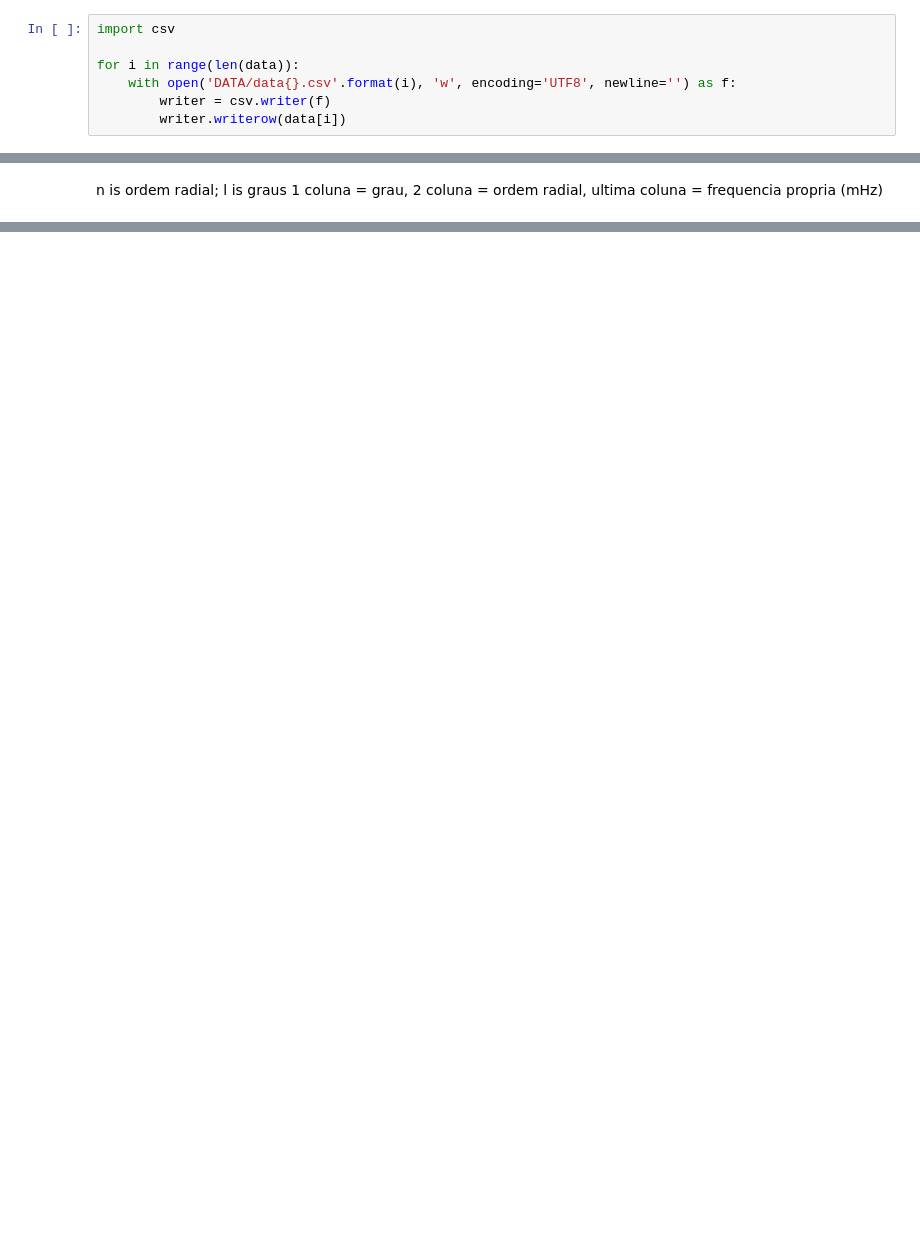
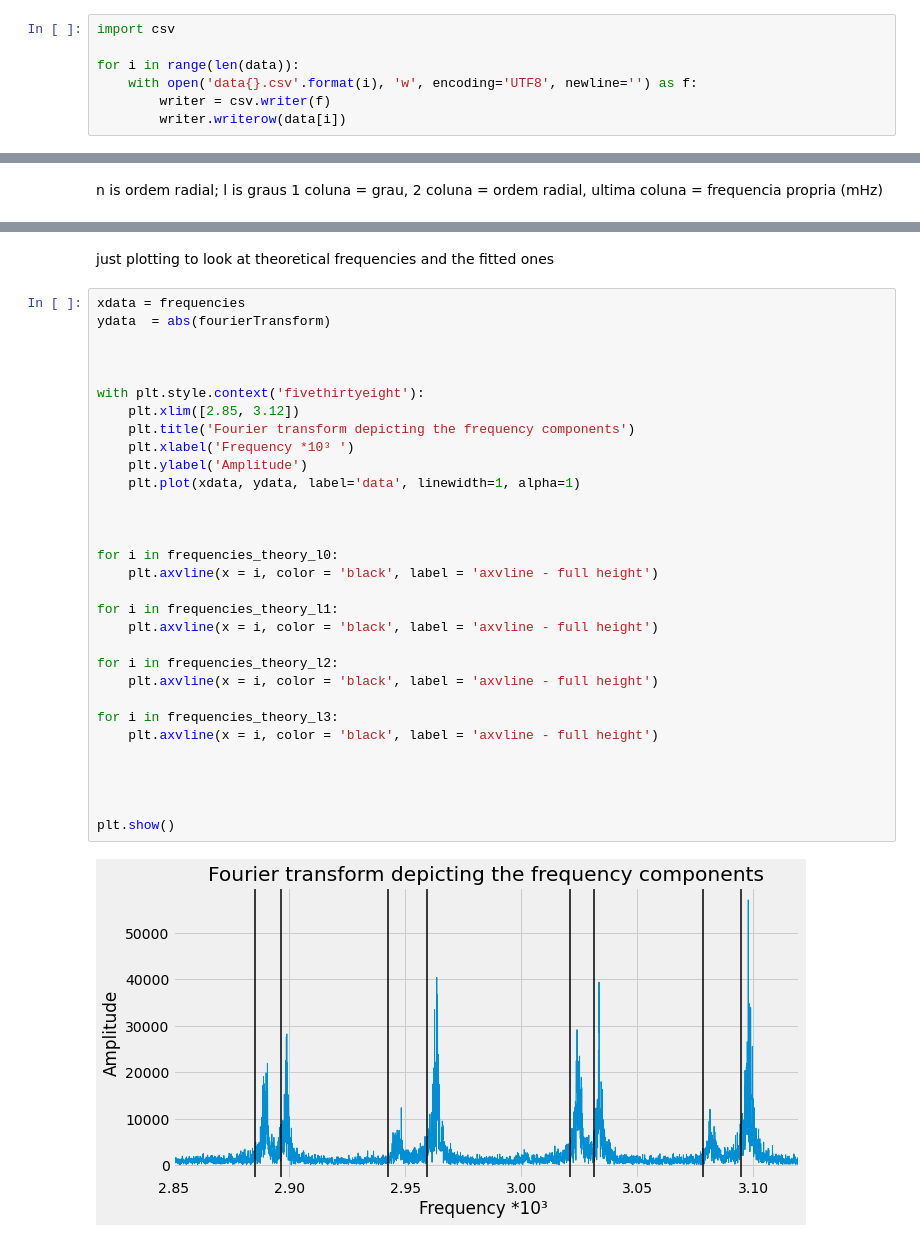
Before and after one commit to rita-png/astrophysics-laboratory, a Jupyter notebook: Sun.ipynb, the cells around one changed output, grey strips where cells are left out. Drawn from its saved outputs; the diff is of its cells as text; blank space fills up the shorter version.

```diff
--- a/Sun.ipynb
+++ b/Sun.ipynb
@@ -75,6 +89,6 @@ Write all data for each calibration and photomultiplier in just one row
 import csv
 
 for i in range(len(data)):
-    with open('DATA/data{}.csv'.format(i), 'w', encoding='UTF8', newline='') as f:
+    with open('data{}.csv'.format(i), 'w', encoding='UTF8', newline='') as f:
         writer = csv.writer(f)
         writer.writerow(data[i])
@@ -294,0 +410,35 @@ ultima coluna = frequencia propria (mHz)
+# %% [markdown]
+just plotting to look at theoretical frequencies and the fitted ones
+# %%
+xdata = frequencies
+ydata  = abs(fourierTransform)
+
+
+
+with plt.style.context('fivethirtyeight'):
+    plt.xlim([2.85, 3.12])
+    plt.title('Fourier transform depicting the frequency components')
+    plt.xlabel('Frequency *10³ ')
+    plt.ylabel('Amplitude')
+    plt.plot(xdata, ydata, label='data', linewidth=1, alpha=1)
+
+
+
+for i in frequencies_theory_l0:
+    plt.axvline(x = i, color = 'black', label = 'axvline - full height')
+
+for i in frequencies_theory_l1:
+    plt.axvline(x = i, color = 'black', label = 'axvline - full height')
+
+for i in frequencies_theory_l2:
+    plt.axvline(x = i, color = 'black', label = 'axvline - full height')
+
+for i in frequencies_theory_l3:
+    plt.axvline(x = i, color = 'black', label = 'axvline - full height')
+
+
+
+
+plt.show()
+# %% [output]
+[figure, added]
```
Also changed, not shown: parts of 32 cells of this notebook.
